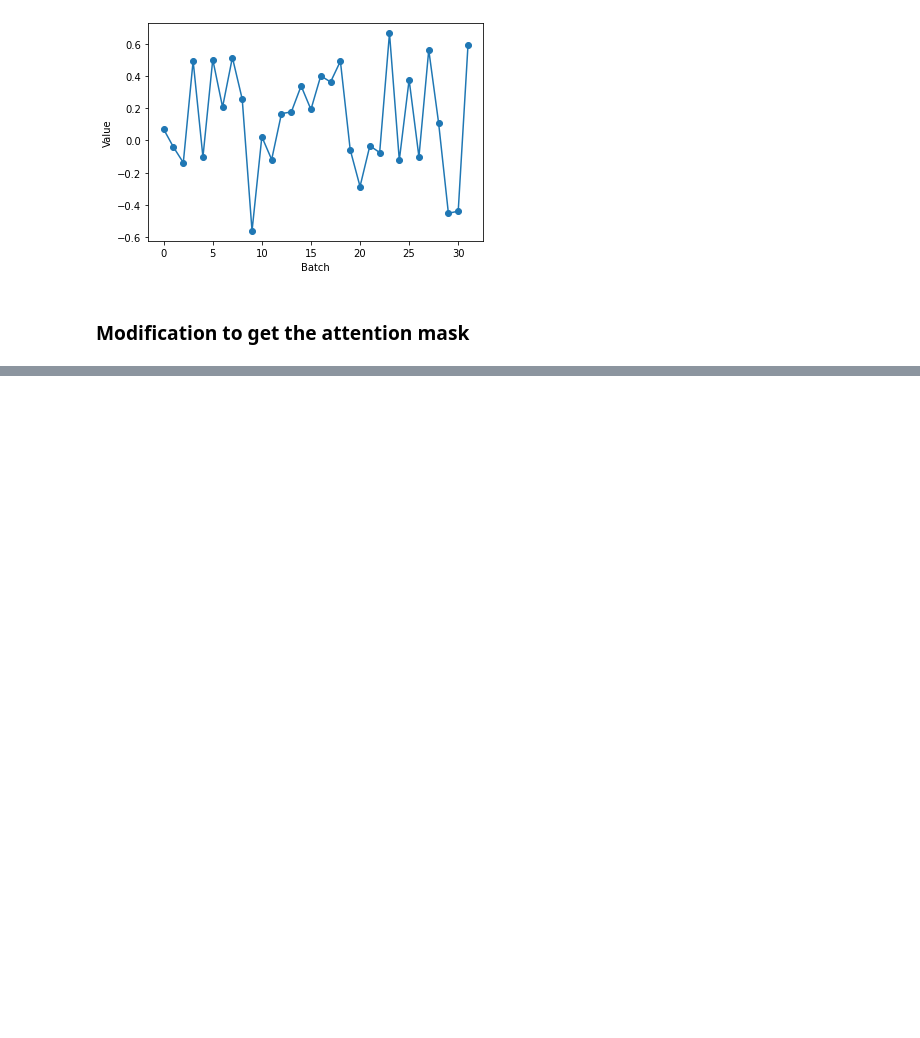
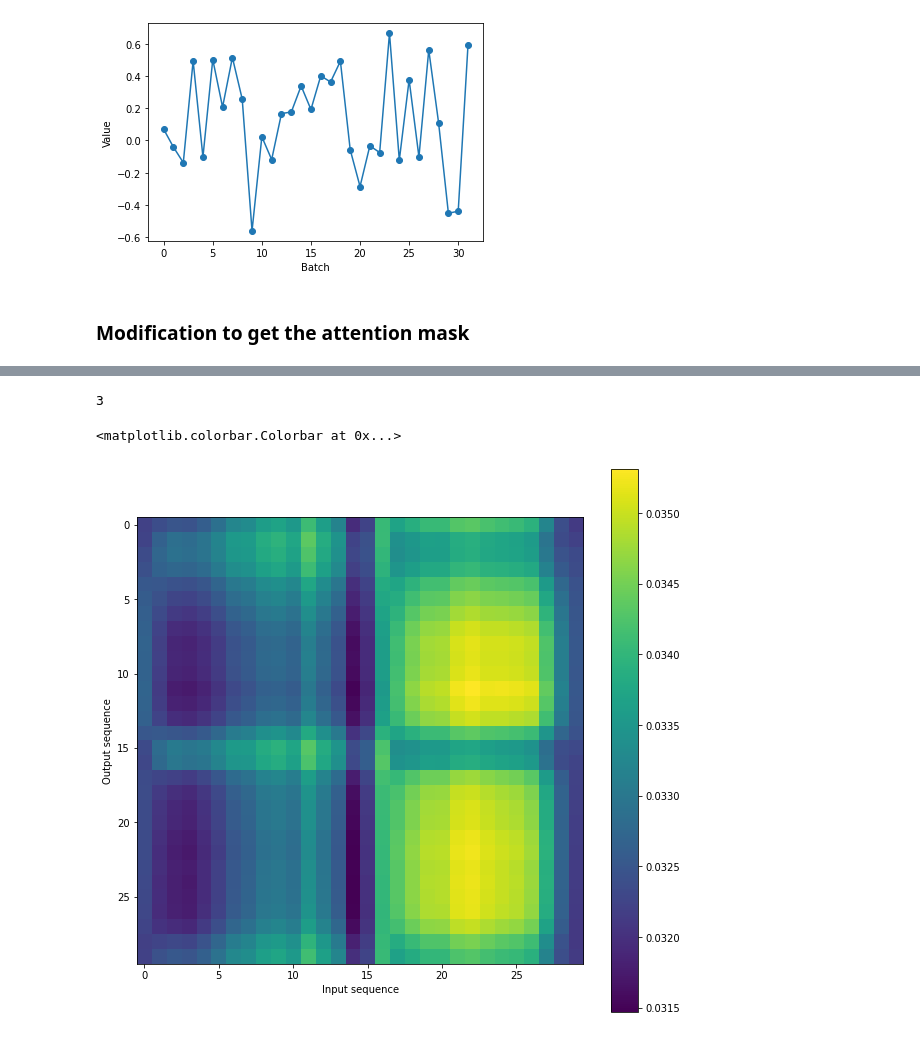
Before and after one commit to DmHoly/Transfert_Learning, a Jupyter notebook: notebooks/transformer.ipynb, the cells around one changed output, grey strips where cells are left out. Cells and saved outputs as stored; diff of their text form; code cells hidden in the pictures; blank space fills up the shorter version.

```diff
--- a/notebooks/transformer.ipynb
+++ b/notebooks/transformer.ipynb
@@ -209,0 +430,14 @@ c = ax.imshow(attention_weights[-1].detach().numpy()[0, :, :])
+# %%
+# Get attention weights
+attention_weights = model.get_attention_weights()
+print(len(attention_weights))  # Doit afficher 2, correspondant au nombre de couches dans le modèle
+fig, ax = plt.subplots(figsize=(10, 10))
+c = ax.imshow(attention_weights[-1].detach().cpu().numpy()[sample_id, :, :])
+final_attention = attention_weights[-1].detach().cpu().numpy()[sample_id, :, :]
+ax.set_xlabel('Input sequence')
+ax.set_ylabel('Output sequence')
+plt.colorbar(c)
+# %% [output]
+3
+<matplotlib.colorbar.Colorbar at 0x...>
+[figure, added]
```
Also changed, not shown: parts of 16 cells of this notebook, 1 other file.
